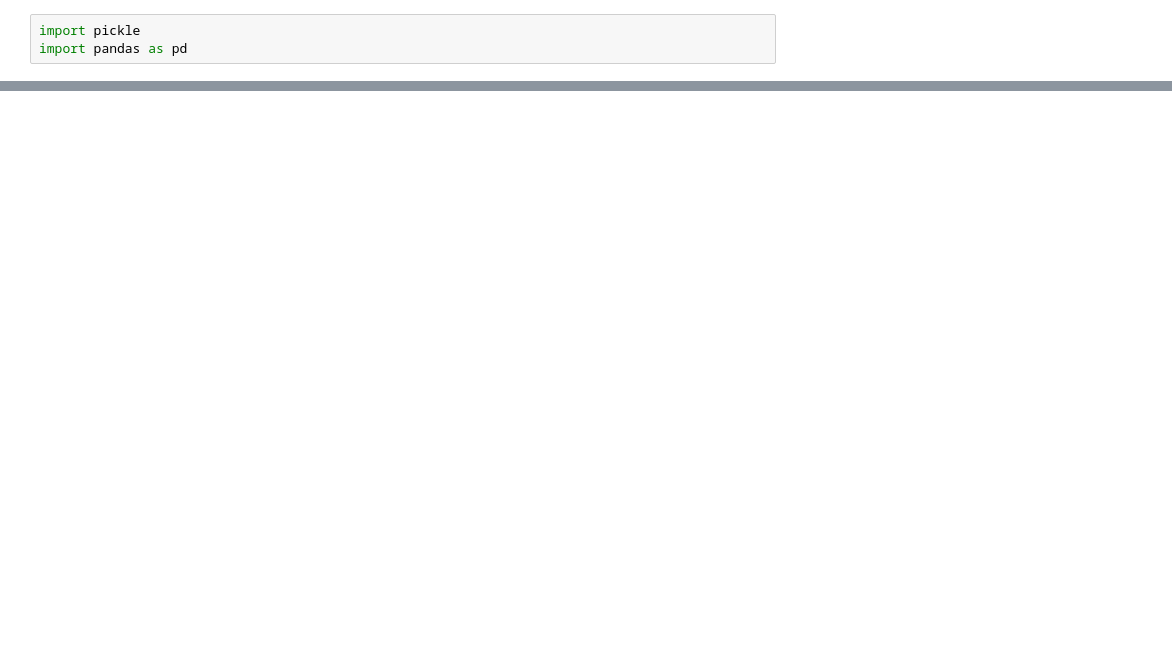
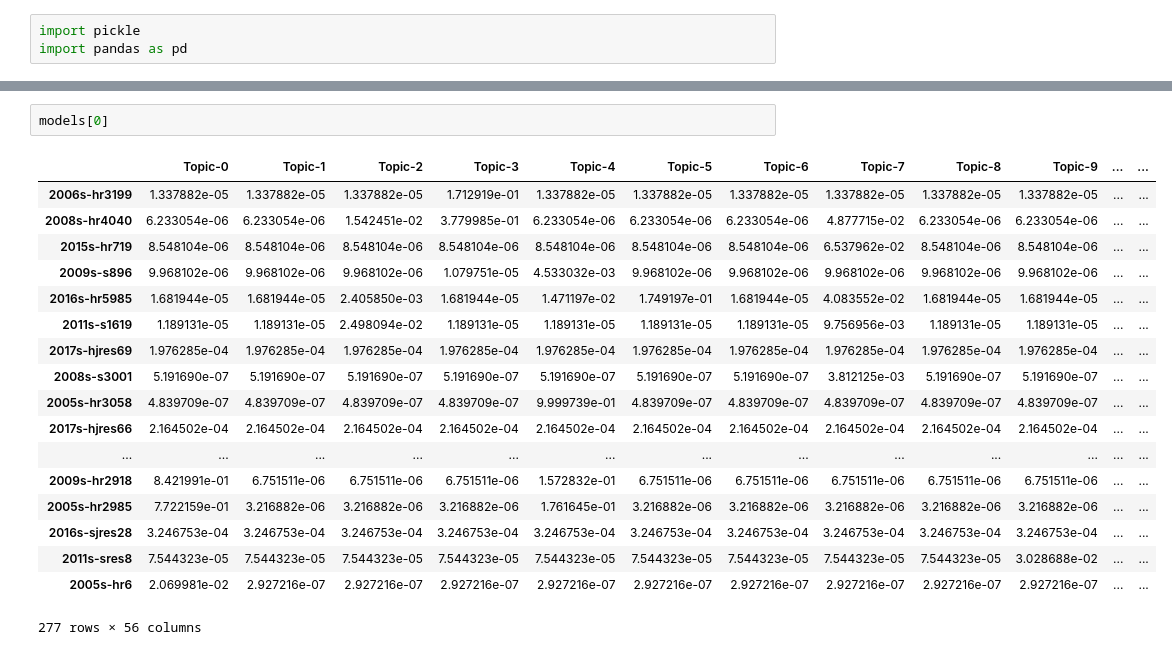
Before and after one commit to datamancy-dev/vote_predictor, a Jupyter notebook: exploring.ipynb, the cells around one changed output, grey strips where cells are left out. Saved outputs shown, nothing was run; the diff lists cells and outputs as text; blank space fills up the shorter version.

```diff
--- a/exploring.ipynb
+++ b/exploring.ipynb
@@ -108,0 +4,21 @@ topicsdf
+# %%
+models[0]
+# %% [output]
+|  | Topic-0 | Topic-1 | Topic-2 | Topic-3 | Topic-4 | Topic-5 | Topic-6 | Topic-7 | Topic-8 | Topic-9 | ... | ... |
+| 2006s-hr3199 | 1.337882e-05 | 1.337882e-05 | 1.337882e-05 | 1.712919e-01 | 1.337882e-05 | 1.337882e-05 | 1.337882e-05 | 1.337882e-05 | 1.337882e-05 | 1.337882e-05 | ... | ... |
+| 2008s-hr4040 | 6.233054e-06 | 6.233054e-06 | 1.542451e-02 | 3.779985e-01 | 6.233054e-06 | 6.233054e-06 | 6.233054e-06 | 4.877715e-02 | 6.233054e-06 | 6.233054e-06 | ... | ... |
+| 2015s-hr719 | 8.548104e-06 | 8.548104e-06 | 8.548104e-06 | 8.548104e-06 | 8.548104e-06 | 8.548104e-06 | 8.548104e-06 | 6.537962e-02 | 8.548104e-06 | 8.548104e-06 | ... | ... |
+| 2009s-s896 | 9.968102e-06 | 9.968102e-06 | 9.968102e-06 | 1.079751e-05 | 4.533032e-03 | 9.968102e-06 | 9.968102e-06 | 9.968102e-06 | 9.968102e-06 | 9.968102e-06 | ... | ... |
+| 2016s-hr5985 | 1.681944e-05 | 1.681944e-05 | 2.405850e-03 | 1.681944e-05 | 1.471197e-02 | 1.749197e-01 | 1.681944e-05 | 4.083552e-02 | 1.681944e-05 | 1.681944e-05 | ... | ... |
+| 2011s-s1619 | 1.189131e-05 | 1.189131e-05 | 2.498094e-02 | 1.189131e-05 | 1.189131e-05 | 1.189131e-05 | 1.189131e-05 | 9.756956e-03 | 1.189131e-05 | 1.189131e-05 | ... | ... |
+| 2017s-hjres69 | 1.976285e-04 | 1.976285e-04 | 1.976285e-04 | 1.976285e-04 | 1.976285e-04 | 1.976285e-04 | 1.976285e-04 | 1.976285e-04 | 1.976285e-04 | 1.976285e-04 | ... | ... |
+| 2008s-s3001 | 5.191690e-07 | 5.191690e-07 | 5.191690e-07 | 5.191690e-07 | 5.191690e-07 | 5.191690e-07 | 5.191690e-07 | 3.812125e-03 | 5.191690e-07 | 5.191690e-07 | ... | ... |
+| 2005s-hr3058 | 4.839709e-07 | 4.839709e-07 | 4.839709e-07 | 4.839709e-07 | 9.999739e-01 | 4.839709e-07 | 4.839709e-07 | 4.839709e-07 | 4.839709e-07 | 4.839709e-07 | ... | ... |
+| 2017s-hjres66 | 2.164502e-04 | 2.164502e-04 | 2.164502e-04 | 2.164502e-04 | 2.164502e-04 | 2.164502e-04 | 2.164502e-04 | 2.164502e-04 | 2.164502e-04 | 2.164502e-04 | ... | ... |
+| ... | ... | ... | ... | ... | ... | ... | ... | ... | ... | ... | ... | ... |
+| 2009s-hr2918 | 8.421991e-01 | 6.751511e-06 | 6.751511e-06 | 6.751511e-06 | 1.572832e-01 | 6.751511e-06 | 6.751511e-06 | 6.751511e-06 | 6.751511e-06 | 6.751511e-06 | ... | ... |
+| 2005s-hr2985 | 7.722159e-01 | 3.216882e-06 | 3.216882e-06 | 3.216882e-06 | 1.761645e-01 | 3.216882e-06 | 3.216882e-06 | 3.216882e-06 | 3.216882e-06 | 3.216882e-06 | ... | ... |
+| 2016s-sjres28 | 3.246753e-04 | 3.246753e-04 | 3.246753e-04 | 3.246753e-04 | 3.246753e-04 | 3.246753e-04 | 3.246753e-04 | 3.246753e-04 | 3.246753e-04 | 3.246753e-04 | ... | ... |
+| 2011s-sres8 | 7.544323e-05 | 7.544323e-05 | 7.544323e-05 | 7.544323e-05 | 7.544323e-05 | 7.544323e-05 | 7.544323e-05 | 7.544323e-05 | 7.544323e-05 | 3.028688e-02 | ... | ... |
+| 2005s-hr6 | 2.069981e-02 | 2.927216e-07 | 2.927216e-07 | 2.927216e-07 | 2.927216e-07 | 2.927216e-07 | 2.927216e-07 | 2.927216e-07 | 2.927216e-07 | 2.927216e-07 | ... | ... |
+277 rows × 56 columns
```
Also changed, not shown: parts of 16 cells of this notebook, 1 other file.
